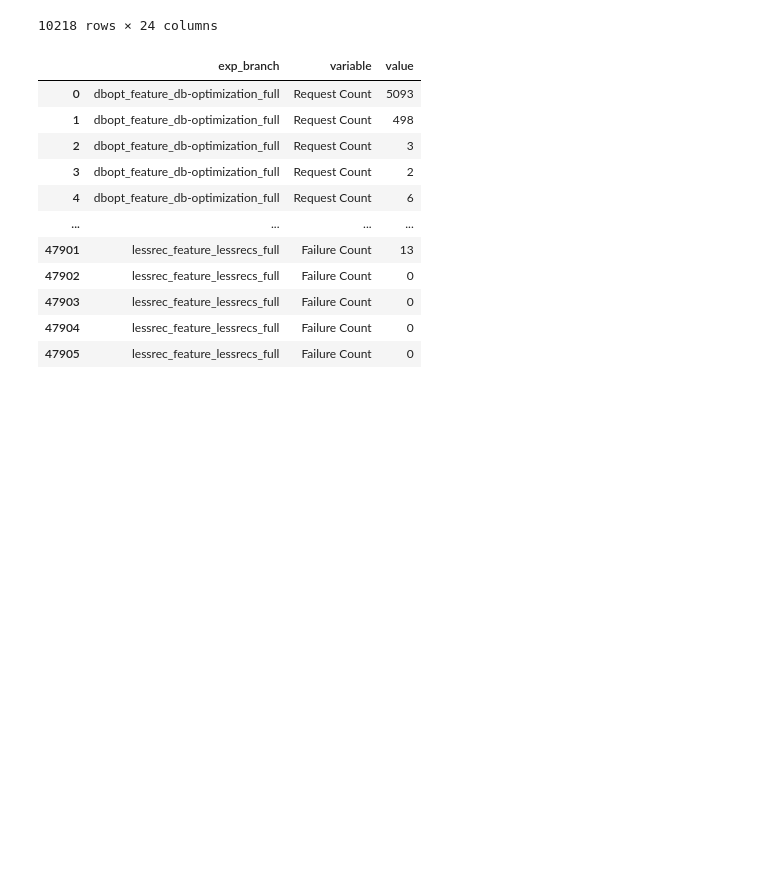
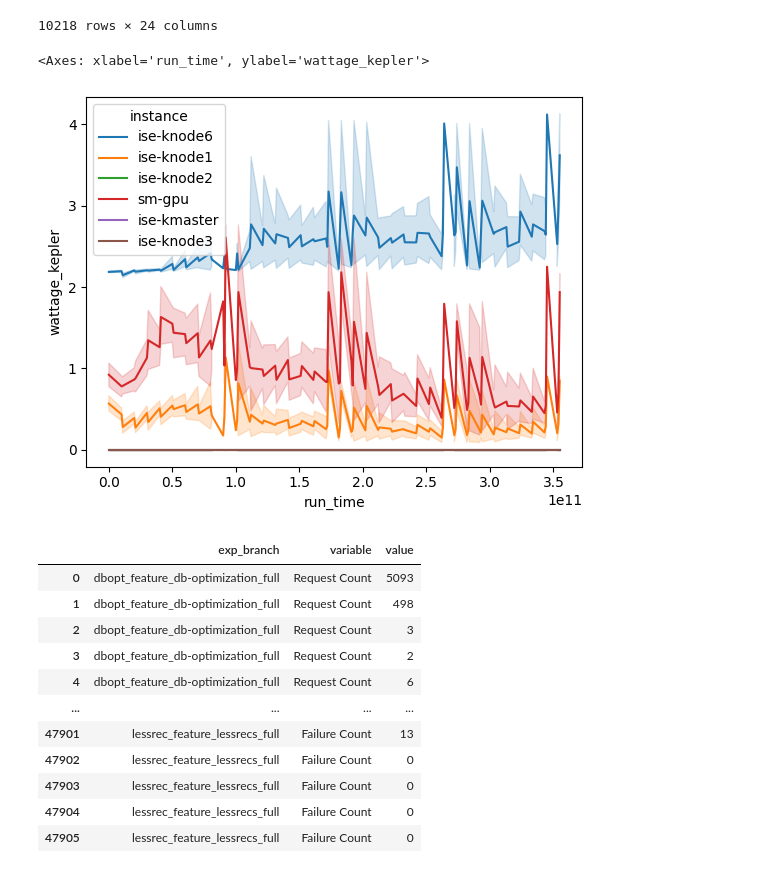
Before and after one commit to clue2-sose25/Clue2, a Jupyter notebook: eval6000.ipynb, the cells around one changed output. Saved outputs shown, nothing was run; the diff lists cells and outputs as text; code cells hidden in the pictures; blank space fills up the shorter version.

Commit message:
wattage is weird (but at least consistently weird now)

```diff
--- a/eval6000.ipynb
+++ b/eval6000.ipynb
@@ -61,6 +66,11 @@ exr.nodes
 | 202 | ise-kmaster | 2024-06-22 12:38:49 | 2024-06-22 12:38:49 | 0.208667 | 0.246368 | 0.357260 | 0 | ... |
 | 203 | ise-knode3 | 2024-06-22 12:38:49 | 2024-06-22 12:38:49 | 0.037000 | 0.126985 | 0.016193 | 0 | ... |
 10218 rows × 24 columns
+# %%
+sns.lineplot(data=exr.nodes, hue="instance", x="run_time", y="wattage_kepler")
+# %% [output]
+<Axes: xlabel='run_time', ylabel='wattage_kepler'>
+[figure, added]
 # %%
 # sns.barplot(data=exr.absolute_requests_per_branch(), y="exp_branch", x="value", hue="variable", palette=["green", "red"])
 exr.absolute_requests_per_branch()
```
Also changed, not shown: parts of 6 cells of this notebook, 1 other file.
